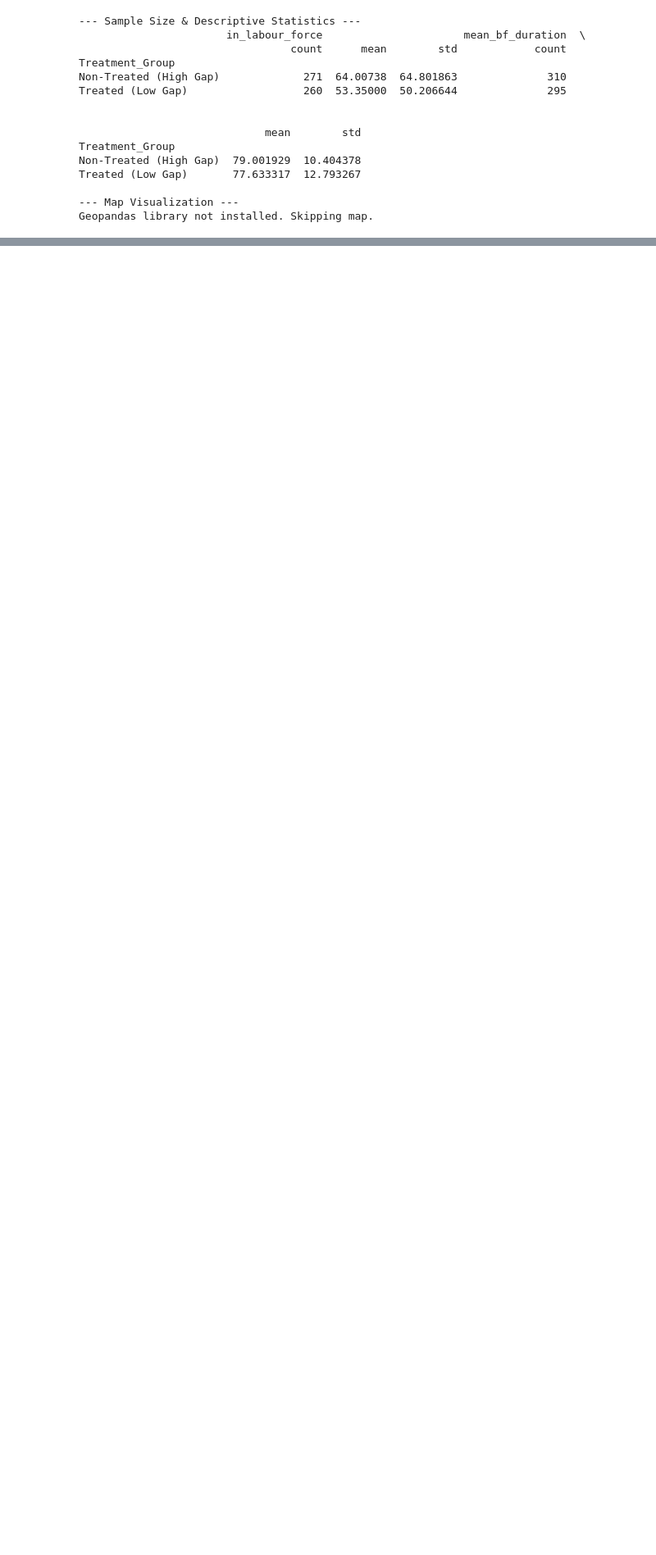
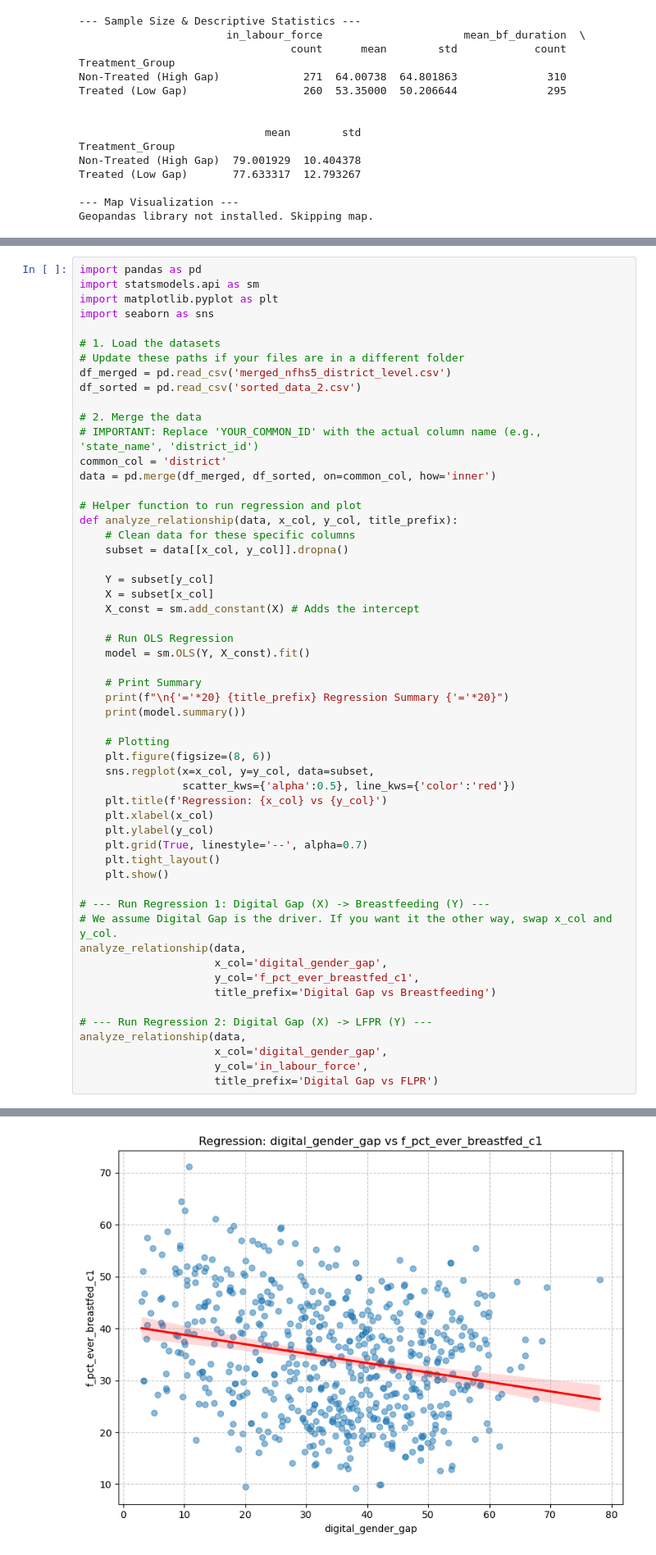
Before and after one commit to soumyeet/microecondev, a Jupyter notebook: analysis.ipynb, the cells around one changed output, grey strips where cells are left out. Shown at 82% size. Drawn from its saved outputs; the diff is of its cells as text; blank space fills up the shorter version.

```diff
--- a/analysis.ipynb
+++ b/analysis.ipynb
@@ -462,0 +542,56 @@ Geopandas library not installed. Skipping map.
+# %%
+import pandas as pd
+import statsmodels.api as sm
+import matplotlib.pyplot as plt
+import seaborn as sns
+
+# 1. Load the datasets
+# Update these paths if your files are in a different folder
+df_merged = pd.read_csv('merged_nfhs5_district_level.csv')
+df_sorted = pd.read_csv('sorted_data_2.csv')
+
+# 2. Merge the data
+# IMPORTANT: Replace 'YOUR_COMMON_ID' with the actual column name (e.g., 'state_name', 'district_id')
+common_col = 'district'
+data = pd.merge(df_merged, df_sorted, on=common_col, how='inner')
+
+# Helper function to run regression and plot
+def analyze_relationship(data, x_col, y_col, title_prefix):
+    # Clean data for these specific columns
+    subset = data[[x_col, y_col]].dropna()
+
+    Y = subset[y_col]
+    X = subset[x_col]
+    X_const = sm.add_constant(X) # Adds the intercept
+
+    # Run OLS Regression
+    model = sm.OLS(Y, X_const).fit()
+
+    # Print Summary
+    print(f"\n{'='*20} {title_prefix} Regression Summary {'='*20}")
+    print(model.summary())
+
+    # Plotting
+    plt.figure(figsize=(8, 6))
+    sns.regplot(x=x_col, y=y_col, data=subset,
+                scatter_kws={'alpha':0.5}, line_kws={'color':'red'})
+    plt.title(f'Regression: {x_col} vs {y_col}')
+    plt.xlabel(x_col)
+    plt.ylabel(y_col)
+    plt.grid(True, linestyle='--', alpha=0.7)
+    plt.tight_layout()
+    plt.show()
+
+# --- Run Regression 1: Digital Gap (X) -> Breastfeeding (Y) ---
+# We assume Digital Gap is the driver. If you want it the other way, swap x_col and y_col.
+analyze_relationship(data,
+                     x_col='digital_gender_gap',
+                     y_col='f_pct_ever_breastfed_c1',
+                     title_prefix='Digital Gap vs Breastfeeding')
+
+# --- Run Regression 2: Digital Gap (X) -> LFPR (Y) ---
+analyze_relationship(data,
+                     x_col='digital_gender_gap',
+                     y_col='in_labour_force',
+                     title_prefix='Digital Gap vs FLPR')
+# %% [output]
@@ -462,0 +615 @@ Geopandas library not installed. Skipping map.
+[figure, added]
```
Also changed, not shown: parts of 2 cells of this notebook, 3 other files.
